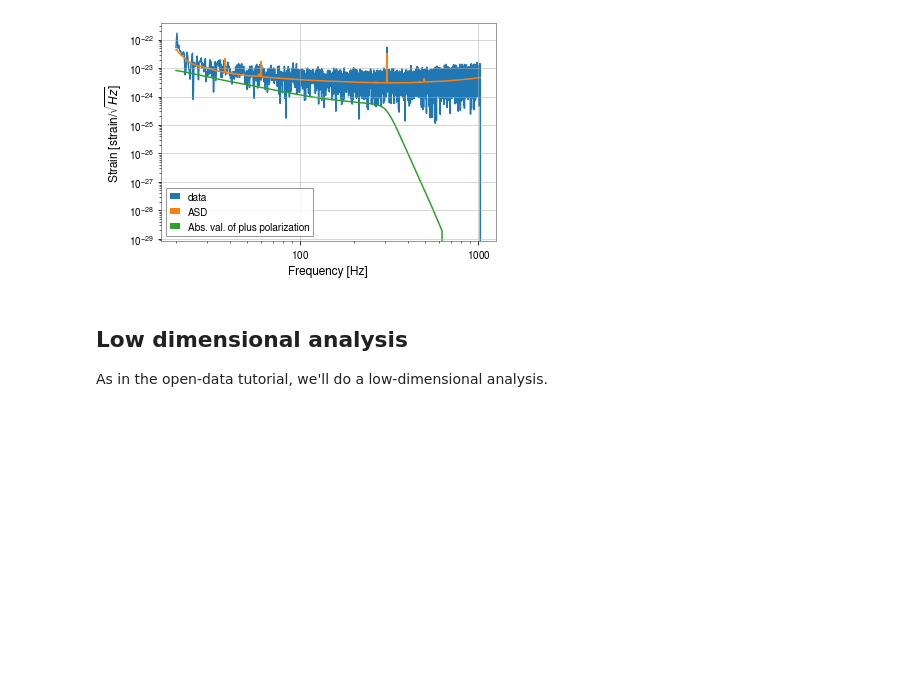
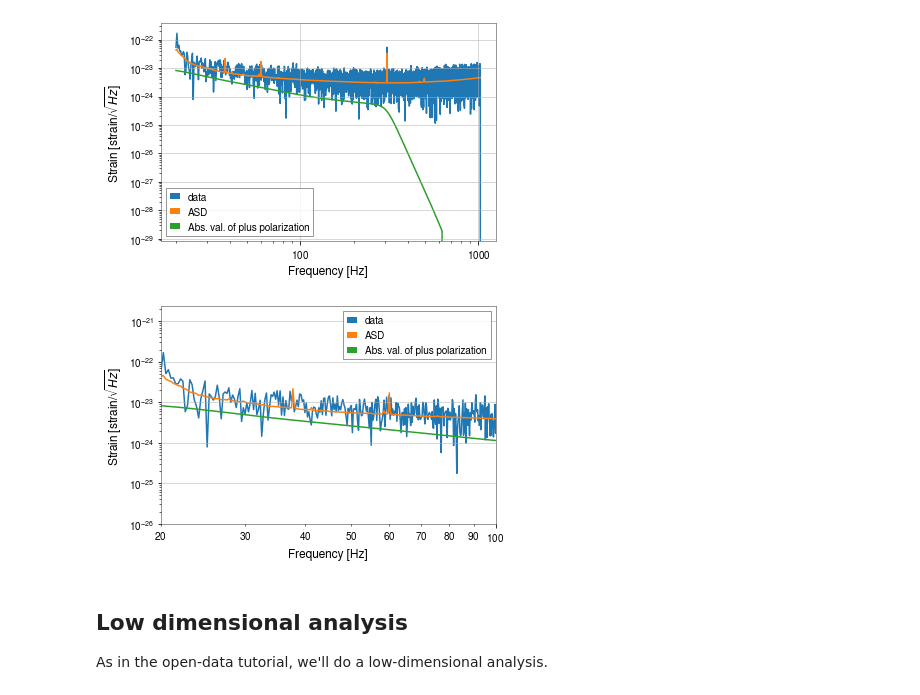
Before and after one commit to hemantaph/bilby, a Jupyter notebook: tutorial/Tutorial_for_parameter_estimation_on_simulated_data_with_an_injected_GW150914_like_signal.ipynb, the cells around one changed output. Drawn from its saved outputs; the diff is of its cells as text; code cells hidden in the pictures; blank space fills up the shorter version.

```diff
--- a/tutorial/Tutorial_for_parameter_estimation_on_simulated_data_with_an_injected_GW150914_like_signal.ipynb
+++ b/tutorial/Tutorial_for_parameter_estimation_on_simulated_data_with_an_injected_GW150914_like_signal.ipynb
@@ -138,6 +138,32 @@ ax.legend()
 plt.show()
 # %% [output]
 [figure]
+# %%
+H1 = ifos[0]
+H1_injection = injection[0]
+
+fig, ax = plt.subplots()
+idxs = H1.strain_data.frequency_mask  # This is a boolean mask of the frequencies which we'll use in the analysis
+ax.loglog(H1.strain_data.frequency_array[idxs],
+          np.abs(H1.strain_data.frequency_domain_strain[idxs]),
+          label="data")
+ax.loglog(H1.frequency_array[idxs],
+          H1.amplitude_spectral_density_array[idxs],
+          label="ASD")
+ax.loglog(H1.frequency_array[idxs],
+          np.abs(H1_injection["cross"][idxs]),
+          label="Abs. val. of plus polarization")
+
+ax.set_xlim(20.0,100.0)
+ax.set_ylim(1e-26,2.327737159425905e-21)
+
+
+ax.set_xlabel("Frequency [Hz]")
+ax.set_ylabel("Strain [strain/$\sqrt{Hz}$]")
+ax.legend()
+plt.show()
+# %% [output]
+[figure, added]
 # %% [markdown]
 ## Low dimensional analysis
 
```
Also changed, not shown: parts of 3 cells of this notebook, 12 other files.
